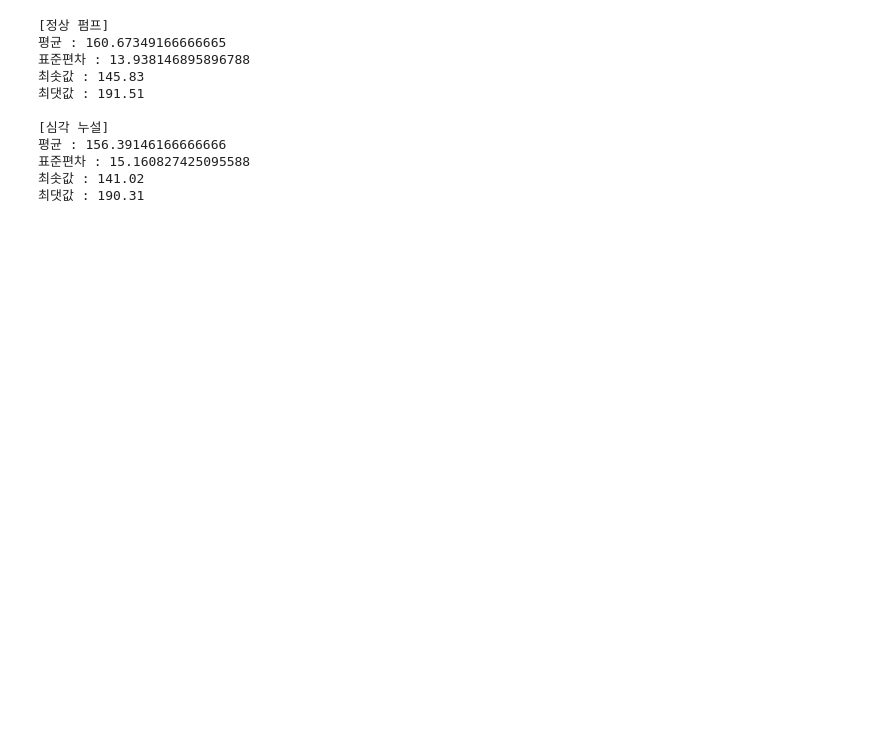
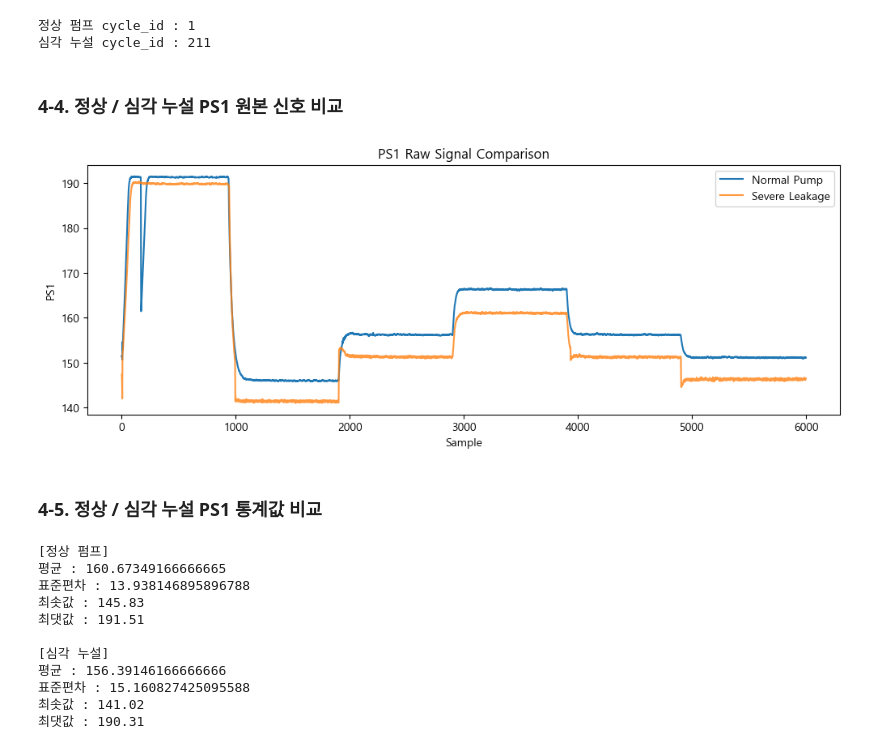
Before and after one commit to yuudong123/ai-first-project, a Jupyter notebook: notebooks/01_data_analysis.ipynb, the cells around one changed output. Saved outputs shown, nothing was run; the diff lists cells and outputs as text; code cells hidden in the pictures; blank space fills up the shorter version.

```diff
--- a/notebooks/01_data_analysis.ipynb
+++ b/notebooks/01_data_analysis.ipynb
@@ -1200,3 +505,48 @@ plt.show()
+# %%
+normal_cycle_id = profile.loc[
+    profile["pump"] == 0,
+    "cycle_id"
+].iloc[0]
+
+severe_cycle_id = profile.loc[
+    profile["pump"] == 2,
+    "cycle_id"
+].iloc[0]
+
+print("정상 펌프 cycle_id :", normal_cycle_id)
+print("심각 누설 cycle_id :", severe_cycle_id)
+# %% [output]
+정상 펌프 cycle_id : 1
+심각 누설 cycle_id : 211
+# %% [markdown]
+### 4-4. 정상 / 심각 누설 PS1 원본 신호 비교
+# %%
+ps1_raw = pd.read_csv(
+    DATA_DIR / "PS1.txt",
+    sep=r"\s+",
+    header=None
+)
+
+normal_ps1 = ps1_raw.iloc[
+    normal_cycle_id - 1
+].to_numpy(dtype=float)
+
+severe_ps1 = ps1_raw.iloc[
+    severe_cycle_id - 1
+].to_numpy(dtype=float)
+
+plt.figure(figsize=(12, 4))
+plt.plot(normal_ps1, label="Normal Pump")
+plt.plot(severe_ps1, label="Severe Leakage", alpha=0.8)
+plt.title("PS1 Raw Signal Comparison")
+plt.xlabel("Sample")
+plt.ylabel("PS1")
+plt.legend()
+plt.show()
+# %% [output]
+[figure, added]
+# %% [markdown]
+### 4-5. 정상 / 심각 누설 PS1 통계값 비교
 # %%
 print("[정상 펌프]")
 print("평균 :", normal_ps1.mean())
```
Also changed, not shown: parts of 238 cells of this notebook, 15 other files.
